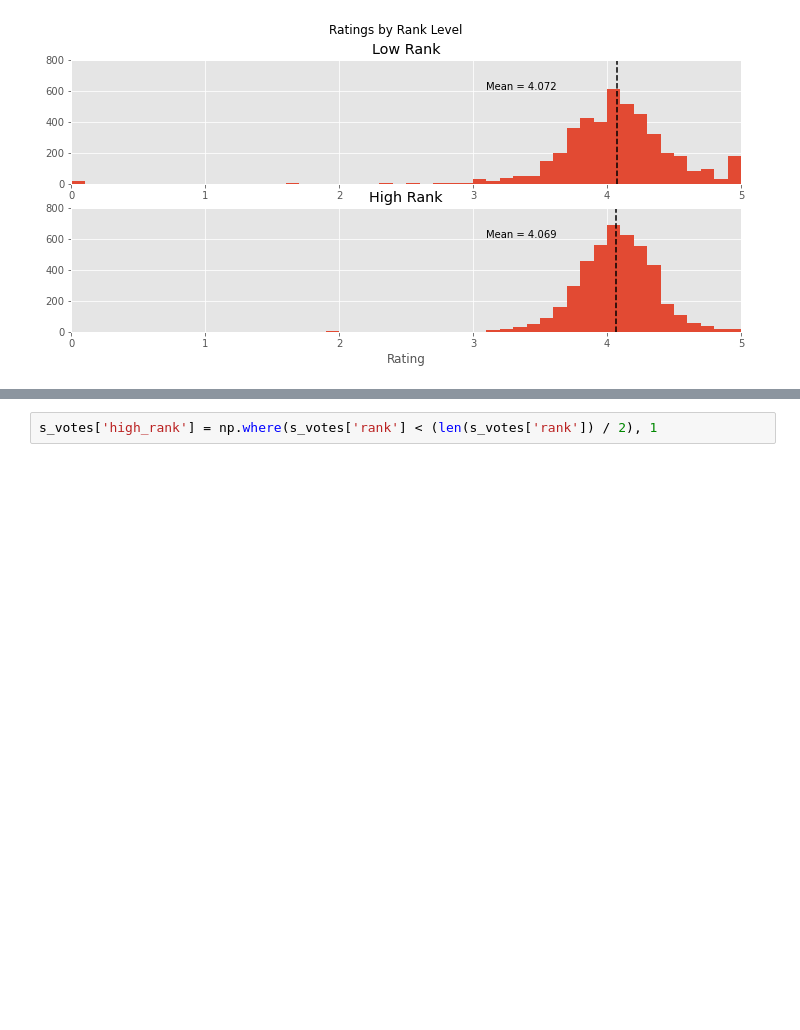
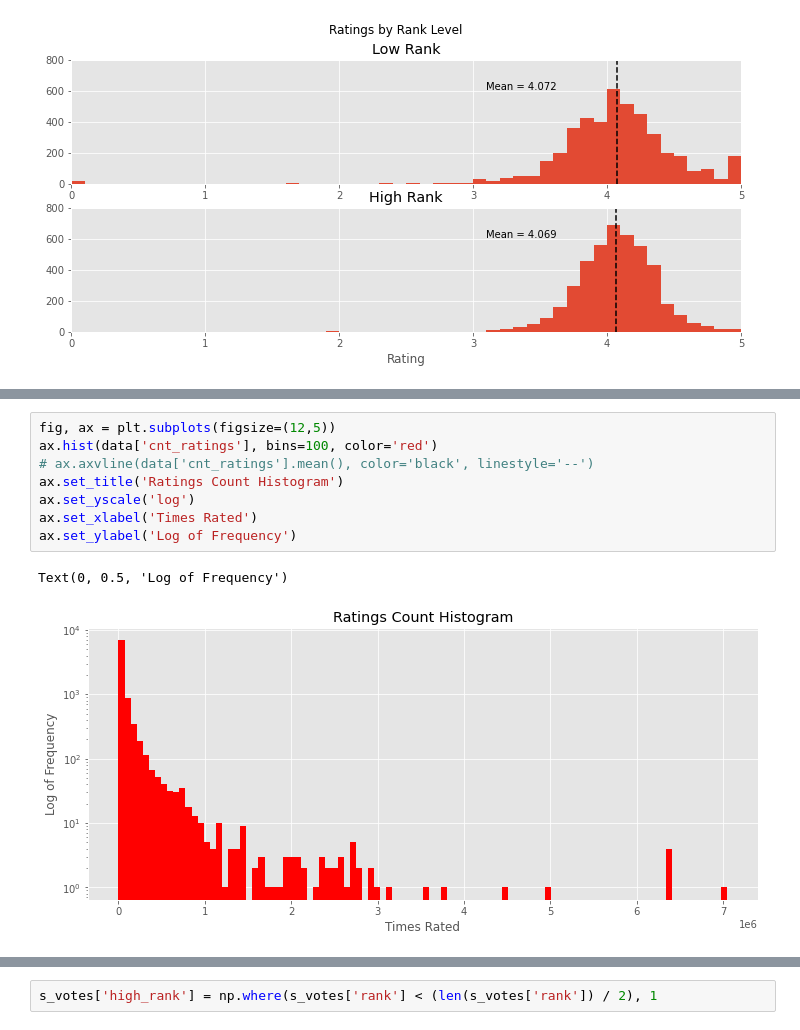
Before and after one commit to Shredder42/must_read_books, a Jupyter notebook: eda.ipynb, the cells around one changed output, grey strips where cells are left out. Cells and saved outputs as stored; diff of their text form; blank space fills up the shorter version.

```diff
--- a/eda.ipynb
+++ b/eda.ipynb
@@ -187,3 +147,14 @@ data[data['rating'] == 5]
+# %%
+fig, ax = plt.subplots(figsize=(12,5))
+ax.hist(data['cnt_ratings'], bins=100, color='red')
+# ax.axvline(data['cnt_ratings'].mean(), color='black', linestyle='--')
+ax.set_title('Ratings Count Histogram')
+ax.set_yscale('log')
+ax.set_xlabel('Times Rated')
+ax.set_ylabel('Log of Frequency')
+# %% [output]
+Text(0, 0.5, 'Log of Frequency')
+[figure, added]
 # %%
 fig, ax = plt.subplots(figsize=(12,5))
 ax.hist(data['votes'], bins=100, color='red')
```
Also changed, not shown: parts of 13 cells of this notebook.
